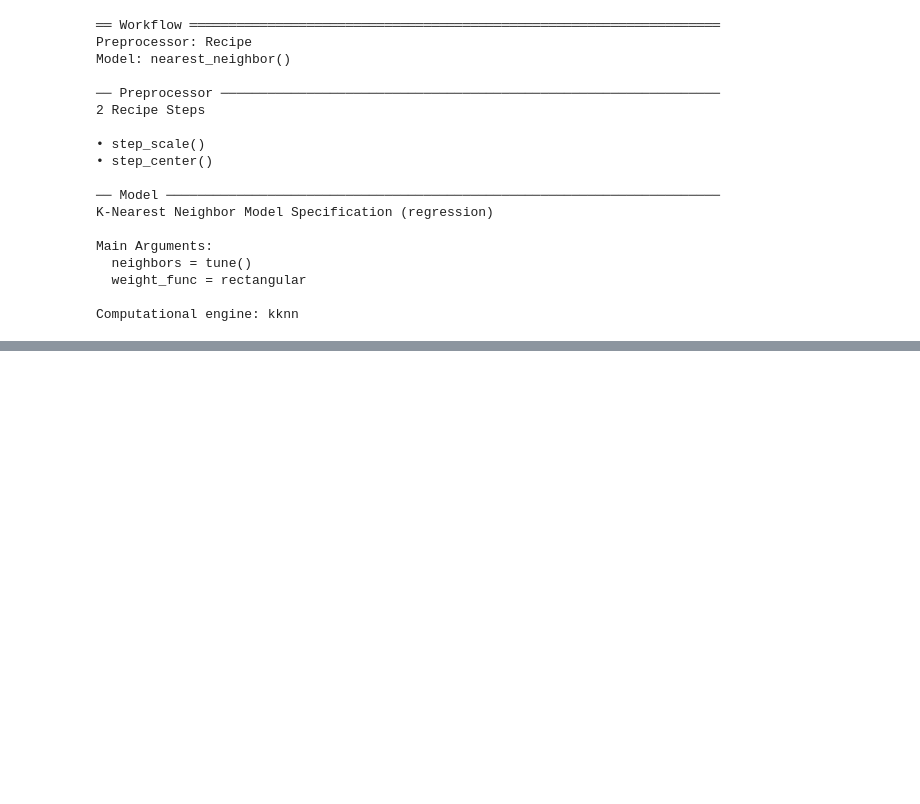
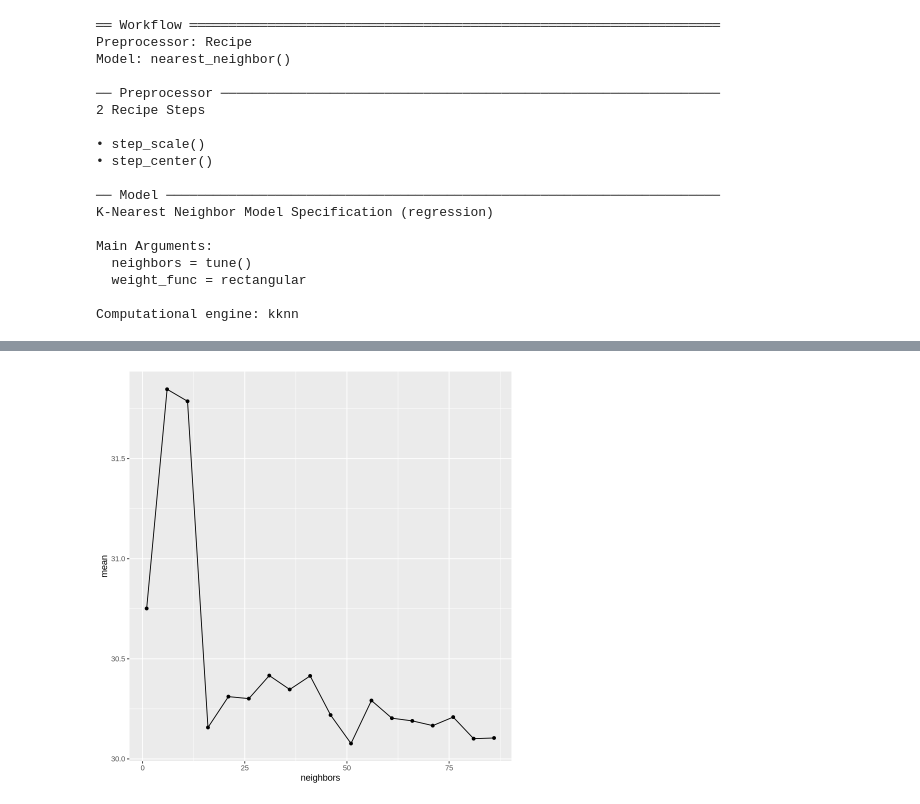
Before and after one commit to leenzeidan/minecraft_project, a Jupyter notebook: project_report.ipynb, the cells around one changed output, grey strips where cells are left out. Saved outputs shown, nothing was run; the diff lists cells and outputs as text; code cells hidden in the pictures; blank space fills up the shorter version.

```diff
--- a/project_report.ipynb
+++ b/project_report.ipynb
@@ -234,0 +246,11 @@ A tibble: 3 × 3
+# %%
+#verifying that lowest is indeed k = 51
+
+test <- players_results |>
+    ggplot(aes(x = neighbors, y = mean)) +
+    geom_point() +
+    geom_line()
+
+test
+# %% [output]
+[figure, added]
```
Also changed, not shown: parts of 6 cells of this notebook.
